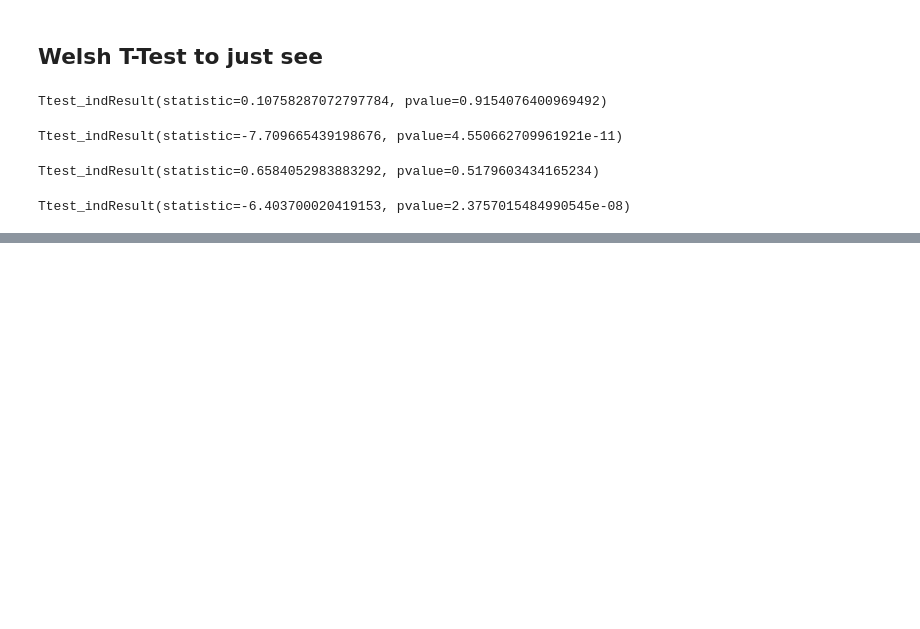
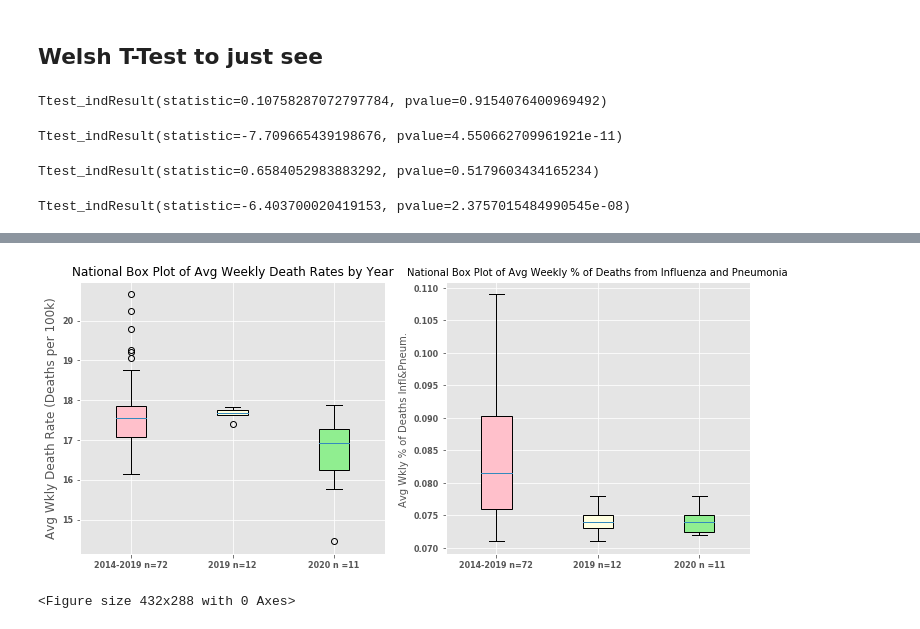
Before and after one commit to jdybuncio/usa-mortality-investigation, a Jupyter notebook: Statistical_Tests.ipynb, the cells around one changed output, grey strips where cells are left out. Saved outputs shown, nothing was run; the diff lists cells and outputs as text; code cells hidden in the pictures; blank space fills up the shorter version.

```diff
--- a/Statistical_Tests.ipynb
+++ b/Statistical_Tests.ipynb
@@ -262,0 +321,6 @@ Ttest_indResult(statistic=-6.403700020419153, pvalue=2.3757015484990545e-08)
+# %%
+mask =  (df_states_official['Calendar_year'] == 2020) & \
+        (df_states_official['State'] == 'New York') & \
+        (df_states_official['Percent_complete'] >= .9)
+# %%
+df = df_states_official[mask]
@@ -262,0 +464,5 @@ Ttest_indResult(statistic=-6.403700020419153, pvalue=2.3757015484990545e-08)
+# %%
+box_plots(df_national_official, 2020, 2014, 12, 1, state = 'National')
+# %% [output]
+[figure, added]
+<Figure size 432x288 with 0 Axes>
```
Also changed, not shown: parts of 20 cells of this notebook.
